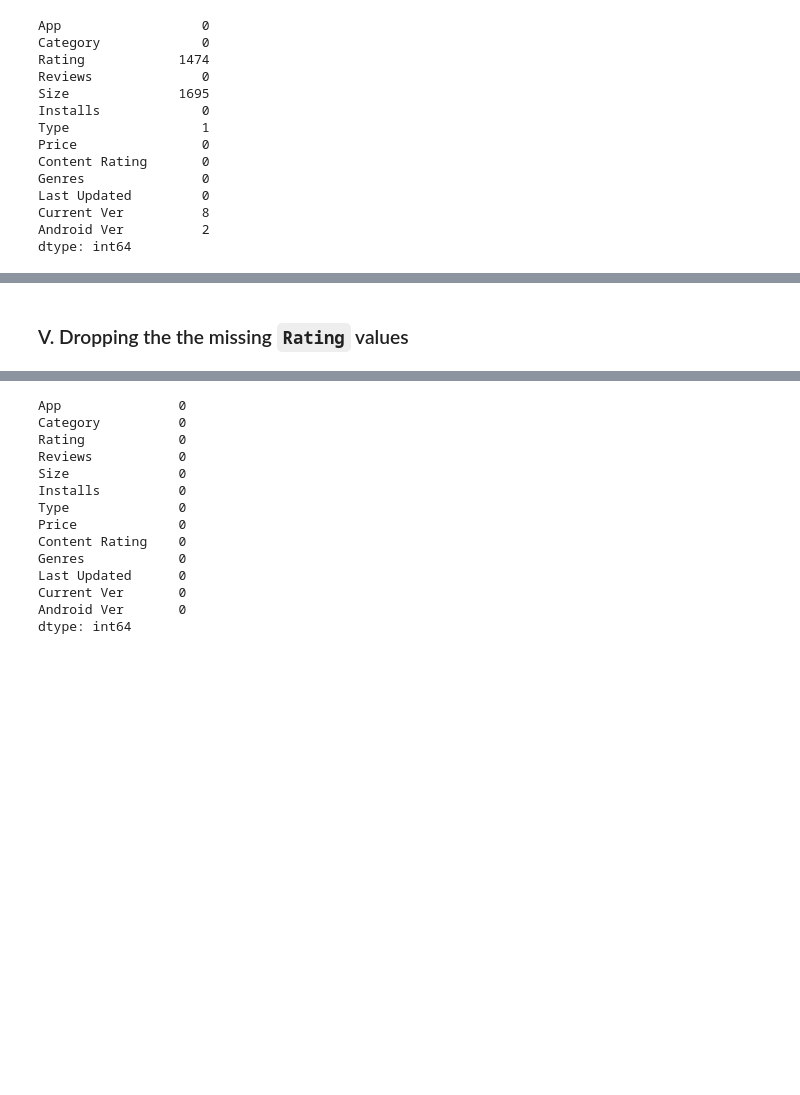
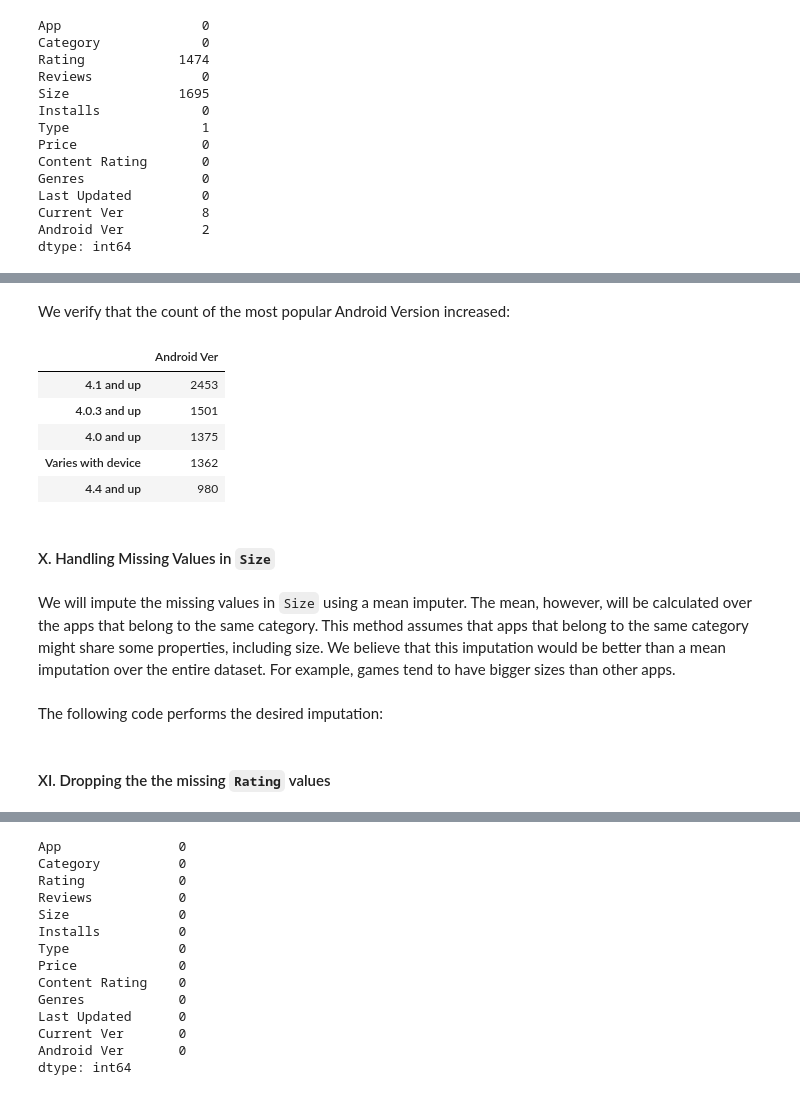
Before and after one commit to Logician724/play-store-analysis, a Jupyter notebook: notebook.ipynb, the cells around one changed output, grey strips where cells are left out. Drawn from its saved outputs; the diff is of its cells as text; code cells hidden in the pictures; blank space fills up the shorter version.

```diff
--- a/notebook.ipynb
+++ b/notebook.ipynb
@@ -358,6 +358,23 @@ apps_df['Android Ver'] = apps_df['Android Ver'].fillna(apps_df['Android Ver'].va
+# %% [markdown]
+We verify that the count of the most popular Android Version increased:
+# %%
+pd.DataFrame(apps_df['Android Ver'].value_counts()).head()
+# %% [output]
+|  | Android Ver |
+| 4.1 and up | 2453 |
+| 4.0.3 and up | 1501 |
+| 4.0 and up | 1375 |
+| Varies with device | 1362 |
+| 4.4 and up | 980 |
+# %% [markdown]
+#### X. Handling Missing Values in `Size`
+# %% [markdown]
+We will impute the missing values in `Size` using a mean imputer. The mean, however, will be calculated over the apps that belong to the same category. This method assumes that apps that belong to the same category might share some properties, including size. We believe that this imputation would be better than a mean imputation over the entire dataset. For example, games tend to have bigger sizes than other apps.
+# %% [markdown]
+The following code performs the desired imputation:
 # %%
 mean_sizes = apps_df.groupby('Category').mean()['Size']
 
 apps_df.loc[apps_df['Size'].isna(), 'Size'] = mean_sizes[apps_df.loc[apps_df['Size'].isna(), 'Category'].values].values
 # %% [markdown]
-### V. Dropping the the missing `Rating` values
+#### XI. Dropping the the missing `Rating` values
```
Also changed, not shown: parts of 27 cells of this notebook.
